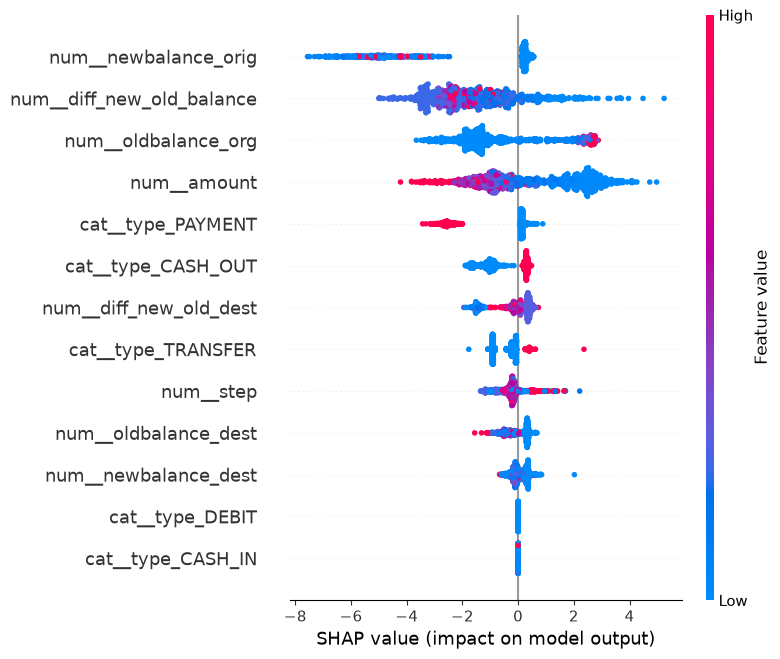
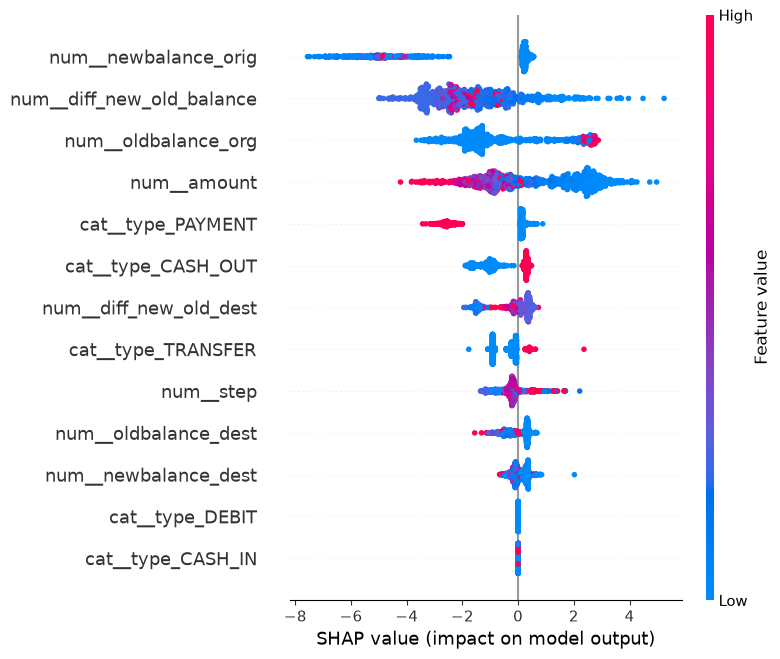
Unified diff of the notebook cell whose output changed from the first chart to the second:
--- before
+++ after
@@ -1,11 +1,24 @@
+# import matplotlib.pyplot as plt
+
+# shap.summary_plot(
+#     shap_values,
+#     X_transformed,
+#     feature_names=feature_names
+# )
+
+# plt.tight_layout()
+# plt.savefig("../reports/shap_summary.png")
+# plt.show()
 import matplotlib.pyplot as plt
+import shap
 
 shap.summary_plot(
     shap_values,
     X_transformed,
-    feature_names=feature_names
+    feature_names=feature_names,
+    show=False
 )
 
-plt.tight_layout()
-plt.savefig("../reports/shap_summary.png")
+plt.savefig("../reports/figures/shap_summary.png", bbox_inches="tight", dpi=300)
 plt.show()
+plt.close()

Commit: fix: shap_summary plot issue